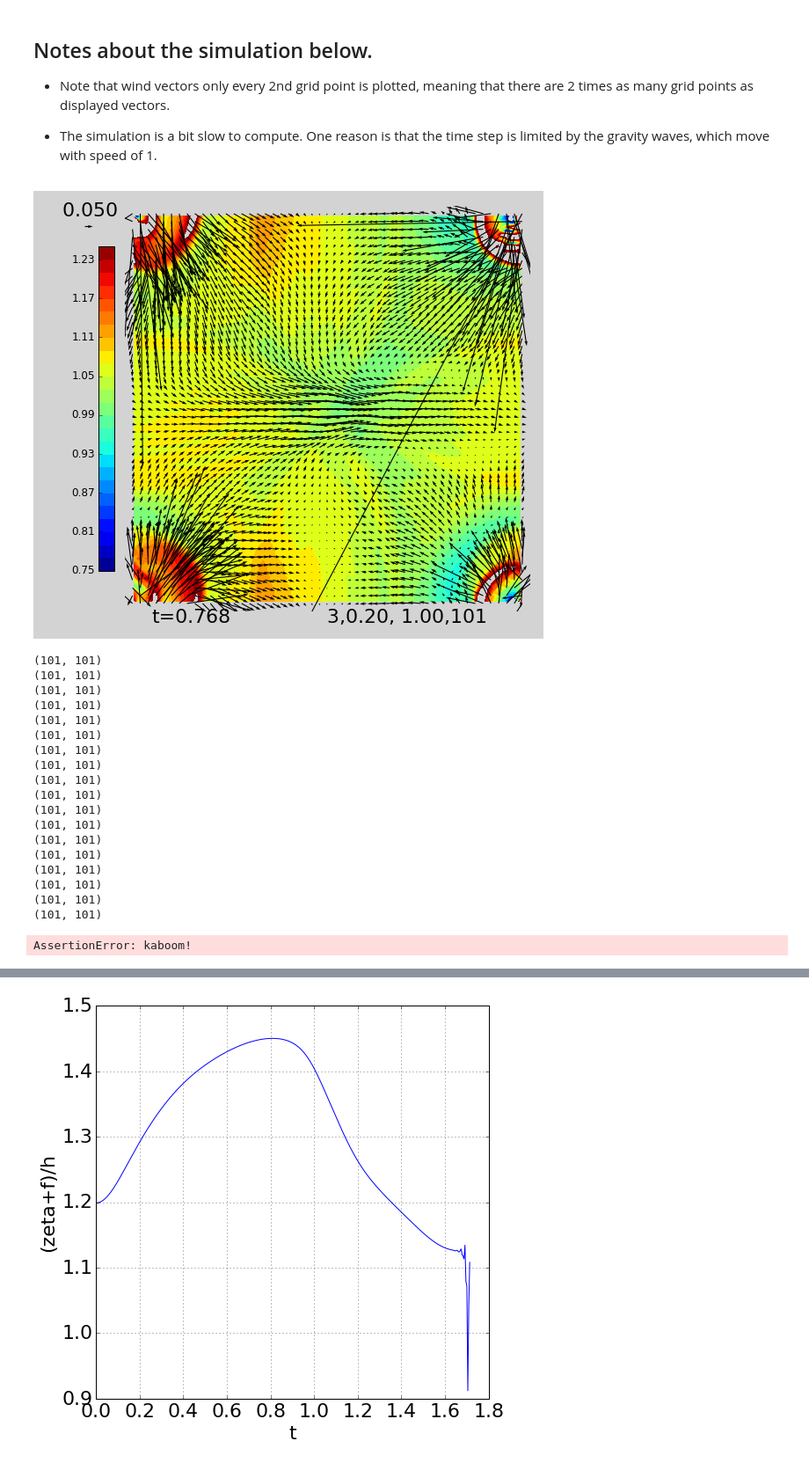
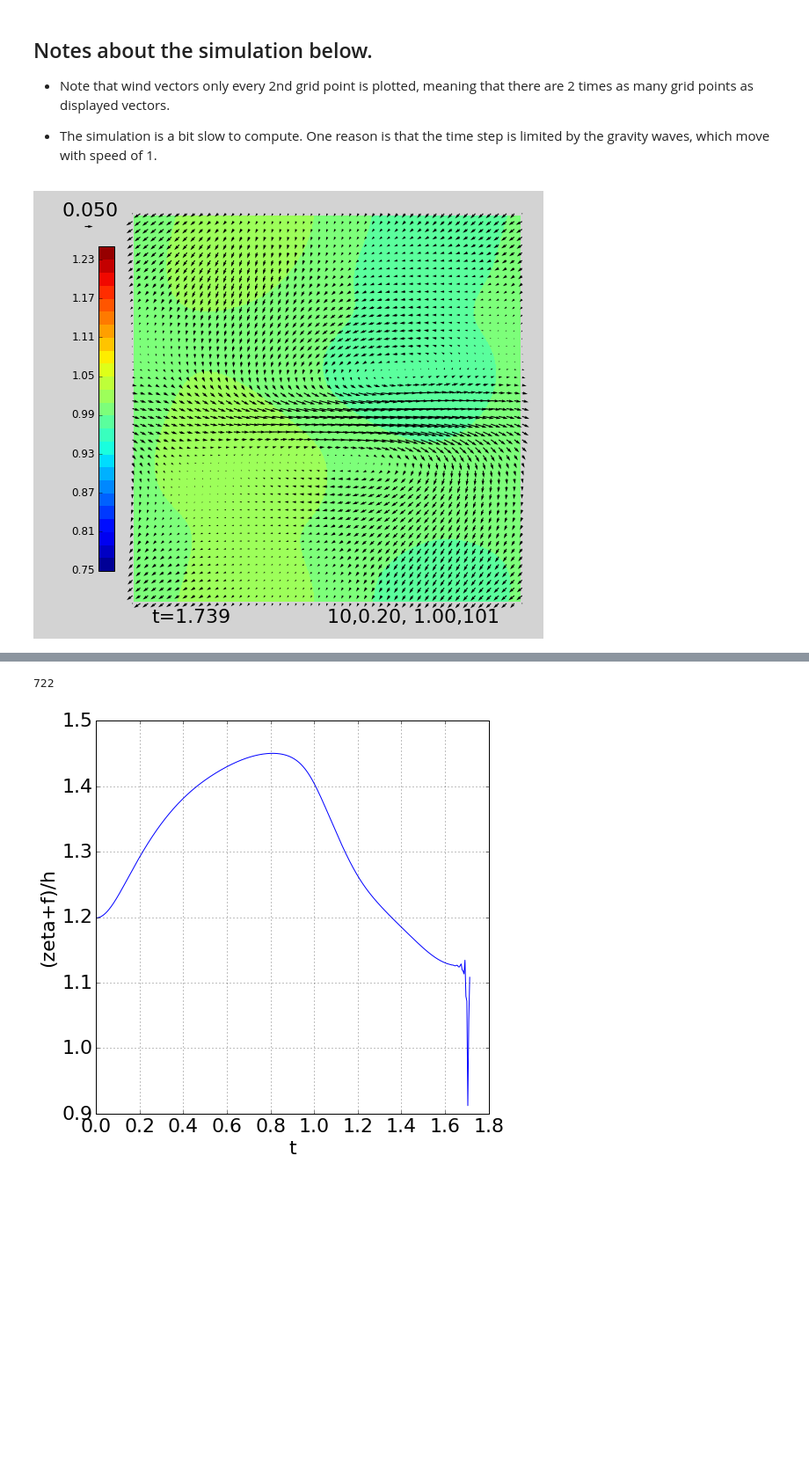
Before and after one commit to Mole45/MMet_Project, a Jupyter notebook: Project-ShallowWater2D.ipynb, the cells around one changed output, grey strips where cells are left out. Shown at 88% size. Drawn from its saved outputs; the diff is of its cells as text; code cells hidden in the pictures; blank space fills up the shorter version.

```diff
--- a/Project-ShallowWater2D.ipynb
+++ b/Project-ShallowWater2D.ipynb
@@ -75,13 +75,10 @@ def forback(q,dt,dqdt,dx,dy,focoriolis): #q = [u,v,h], dqdt = [dudta[0],dvdta[0]
     hun = p2u(hn) # calculate h on the u grid
     dhndt = -divergence(un*hun,vn*hun,dx,dy)
     dundt,dvndt = pgf(hn,dx,dy)      #PGF
-    dundt += advect3(un,un,vn,dx,dy) #ADVECTION
-    dvndt += advect3(vn,un,vn,dx,dy)
+    dundt += advect3(un,un,vn,dx,dy,'u') #ADVECTION
+    dvndt += advect3(vn,un,vn,dx,dy,'v')
     dundt += fcoriolis*vn            #CORIOLIS
     dvndt += -fcoriolis*un
-    dundt[:,0]=0.
-    dundt[:,-1]=0.       #BOUNDARY CONDITIONS (Fixed Boundary - Will need changing for periodic)
-    dvndt[0,:]=dvndt[-1,:]
     h = q[2] + dt*dhndt
     u = q[0] + dt*dundt
     v = q[1] + dt*dvndt
@@ -195,9 +192,8 @@ def advect3(q,u,v,dx,dy,periodic=False):
     dqdt+=-u*dqdx
     dqdt+=-v*dqdy
 
-    print(dqdt.shape)
     return dqdt
-####################################
+#####################################Corners are broken, but the periodicity works
 def pgfOld(p,dx,dy):
 # calculated pressure gradient force on the u-grid
 # note calculation on the boundaries assume pressure gradient force
@@ -220,7 +216,7 @@ def pgfOld(p,dx,dy):
 
     return dudt,dvdt
 
-def pgf(p,dx,dy): #Corners are broken, but the periodicity works
+def pgf(p,dx,dy):
 
     dudt=np.zeros( (p.shape[0]+3, p.shape[1]+3) )
     #dudt=np.zeros( (p.shape[0]+1, p.shape[1]+1) )
@@ -237,15 +233,13 @@ def pgf(p,dx,dy): #Corners are broken, but the periodicity works
     dudt[1:-1,1:-1] = -.5*(dpx[1:,:] + dpx[:-1,:])
     dudt[1:-1,-1] = -.5*(dpx[1:,-1] + dpx[:-1,1])
     dudt[1:-1,0] = dudt[1:-1,-1]
-    dudt[0,0] = -.5*(dpx[0,0]+dpx[0,-1])
-    dudt[0,-1] = dudt[-1,0] = dudt[-1,-1] = dudt[0,0]
+    dudt[1,1] = dudt[1,-2] = dudt[-2,1] = dudt[-2,-2] = 0
 
     dpy =  (P[1:,:]-P[:-1,:])/dy
     dvdt[1:-1,1:-1] = -.5*(dpy[:,1:] + dpy[:,:-1])
     dvdt[-1,1:-1] = -.5*(dpy[-1,1:] + dpy[1,:-1])
     dvdt[0,1:-1] = dvdt[-1,1:-1]
-    dvdt[0,0] = -.5*(dpy[-1,0]+dpy[0,0])
-    dvdt[0,-1] = dvdt[-1,0] = dvdt[-1,-1] = dvdt[0,0]
+    dvdt[1,1] = dvdt[1,-2] = dvdt[-2,1] = dvdt[-2,-2] = 0
 
     return dudt[1:-1,1:-1],dvdt[1:-1,1:-1] #[1:-1,1:-1]
 # %%
@@ -355,12 +349,13 @@ tstop = 1.75 # stop when t>tstop
 dplot = .05 # time increment between plots
 
 #Variable Stepping
-nsteps = 500
+nsteps = tstop / dt
 mult = 2 #lambda^nsteps
 c = mult**(1/nsteps)
 dti = tstop*((c-1)/(mult-1))
 
-aborder = 3 # Adams-Bashforth order: 1, 2 or 3 [Set to 10 for Forwards-Backwards]
+aborder = 10 # Adams-Bashforth order: 1, 2 or 3 [Set to 10 for Forwards-Backwards]
+varStep = False
 expt = '%d,%3.2f,%5.2f,%d' % (aborder, dtlim, fcoriolis, Ny)
 print(expt)
 print(fcoriolis,dt,dt*fcoriolis)
@@ -448,7 +443,6 @@ while t < tstop + dt/2.:
 
     dudt,dvdt = pgf(h,dx,dy) #pressure gradient force
 
-    print(dudt.shape)
     dudt += advect3(u,u,v,dx,dy,'u') # no option for other than 3rd order
     dvdt += advect3(v,u,v,dx,dy,'v')
 
@@ -472,51 +466,33 @@ while t < tstop + dt/2.:
         h += dt*ab_blend(dhdta,abnow)
 
 #NRG CONS
 #    h2 = h**2
 #    u2 = u**2
 #    v2 = v**2
 #    uh = (u2[:-1,:-1]+u2[1:,1:])/2
 #    vh = (v2[:-1,:-1]+v2[1:,1:])/2
 #    nrg = (h*uh/2)+(h*vh/2)+(h2/2)
 #    hstore.append(nrg.mean())
 
 #END NRG CONS
 
 
 #Monitor vort @ centre
     zeta = vorticity(u,v,dx,dy)
     buns = (zeta[nxc,nyc]+fcoriolis)/h[nxc,nyc]
     hstore.append(buns)
 #end monitoring
 
     t = t + dt
 #    hstore.append(h[nyc,nxc])
 #    hstore.append( h.mean() )
     tstore.append( t )
-    dt = dt*c
+    if varStep == True:
+        dt = dt*c
 
     assert u.max()<2.e10, 'kaboom!'
 
 
 plt.close()
 # %% [output]
-[figure, old version]
+[figure, new version]
-(101, 101)
-(101, 101)
-(101, 101)
-(101, 101)
-(101, 101)
-(101, 101)
-(101, 101)
-(101, 101)
-(101, 101)
-(101, 101)
-(101, 101)
-(101, 101)
-(101, 101)
-(101, 101)
-(101, 101)
-(101, 101)
-(101, 101)
-(101, 101)
-AssertionError: kaboom!
@@ -524,5 +499,7 @@ AssertionError: kaboom!
 # %%
 print(nstep)
+# %% [output]
+722
 # %%
 q3,zetaplot = plt.subplots(figsize=(8,8))
 zetaplot.plot(tstore,hstore)
```
Also changed, not shown: parts of 2 cells of this notebook.
